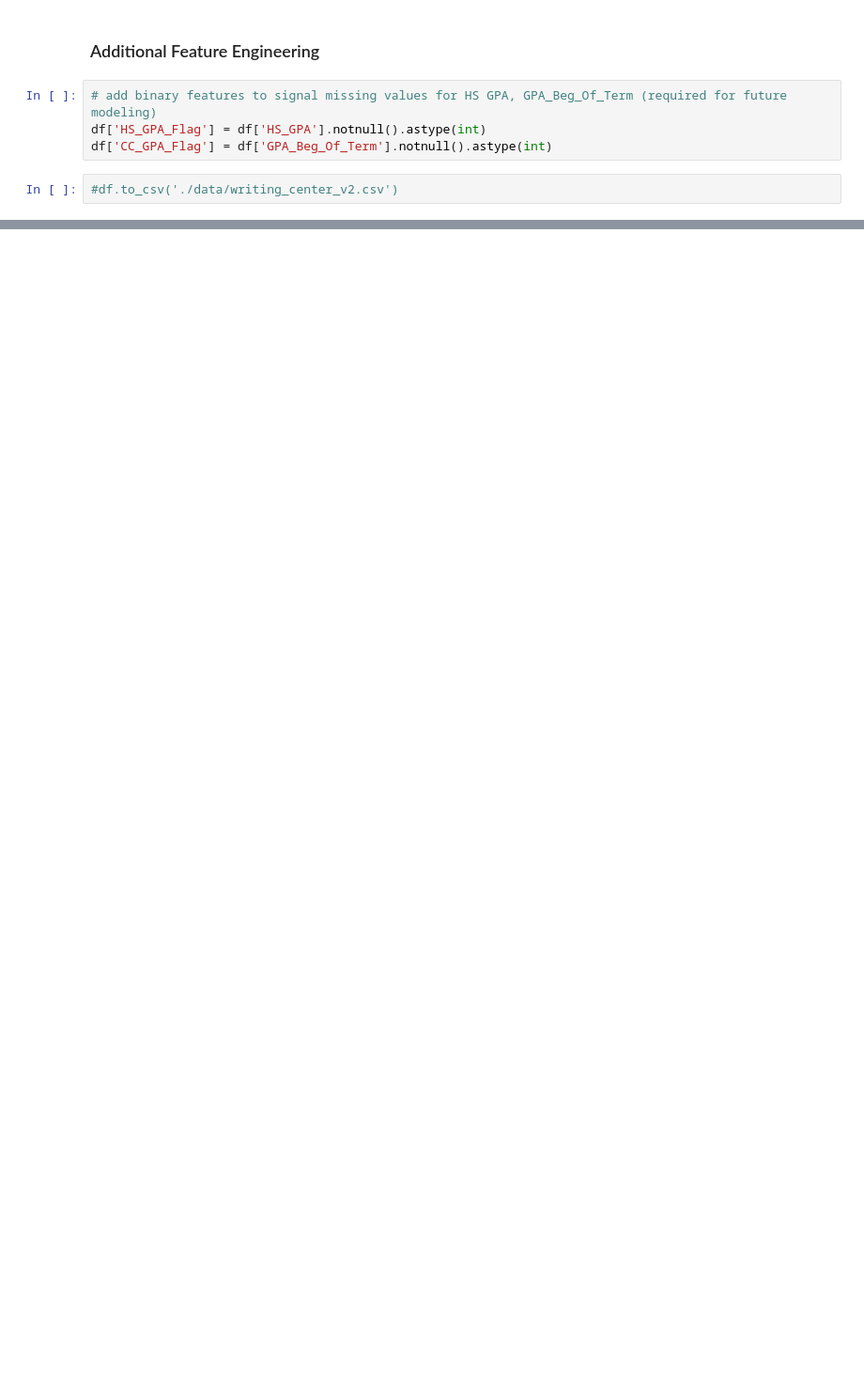
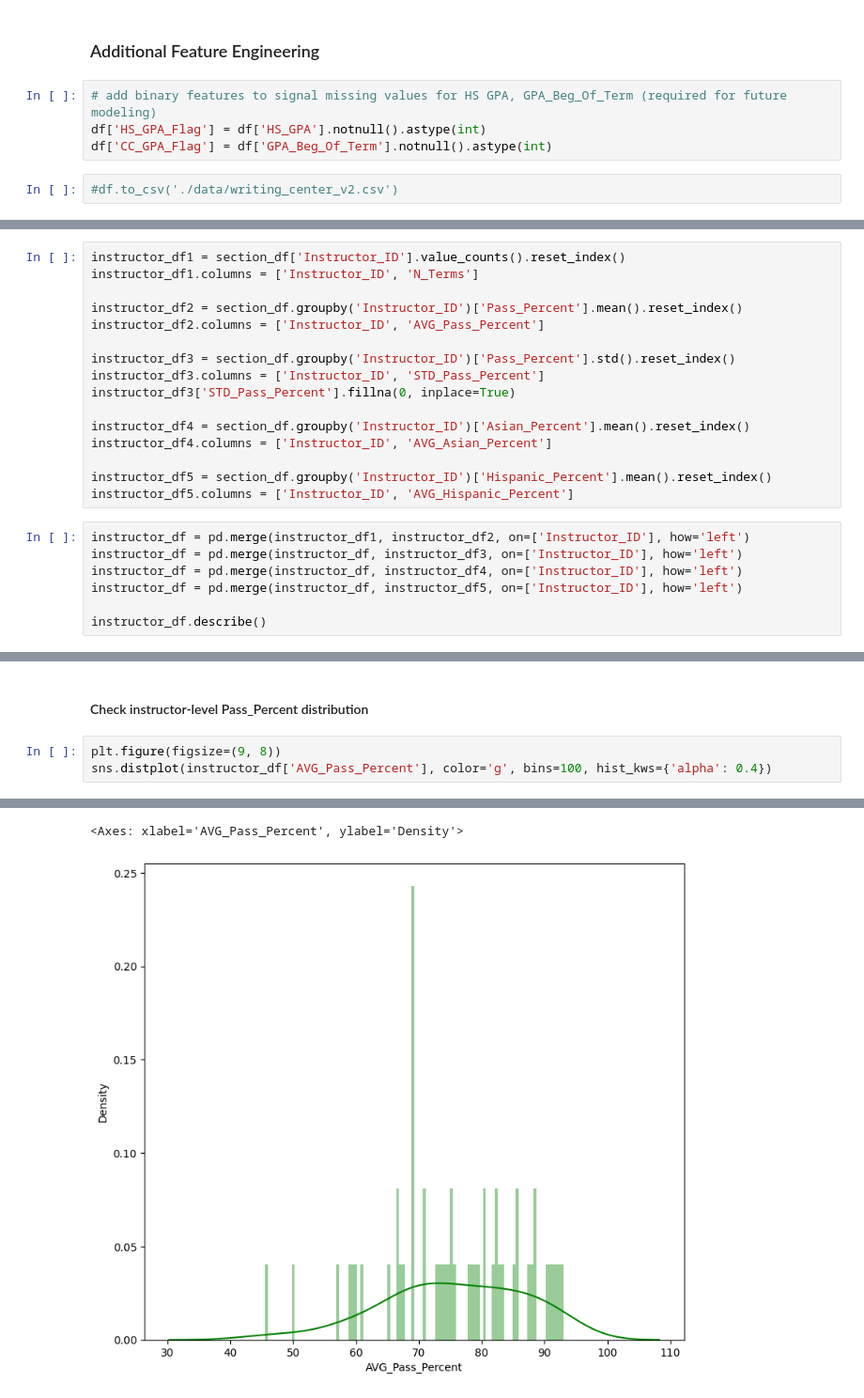
Before and after one commit to affo98/AppliedStatistics, a Jupyter notebook: EDA.ipynb, the cells around one changed output, grey strips where cells are left out. Shown at 94% size. Cells and saved outputs as stored; diff of their text form; blank space fills up the shorter version.

```diff
--- a/EDA.ipynb
+++ b/EDA.ipynb
@@ -290,0 +378,23 @@ df['CC_GPA_Flag'] = df['GPA_Beg_Of_Term'].notnull().astype(int)
+# %%
+instructor_df1 = section_df['Instructor_ID'].value_counts().reset_index()
+instructor_df1.columns = ['Instructor_ID', 'N_Terms']
+
+instructor_df2 = section_df.groupby('Instructor_ID')['Pass_Percent'].mean().reset_index()
+instructor_df2.columns = ['Instructor_ID', 'AVG_Pass_Percent']
+
+instructor_df3 = section_df.groupby('Instructor_ID')['Pass_Percent'].std().reset_index()
+instructor_df3.columns = ['Instructor_ID', 'STD_Pass_Percent']
+instructor_df3['STD_Pass_Percent'].fillna(0, inplace=True)
+
+instructor_df4 = section_df.groupby('Instructor_ID')['Asian_Percent'].mean().reset_index()
+instructor_df4.columns = ['Instructor_ID', 'AVG_Asian_Percent']
+
+instructor_df5 = section_df.groupby('Instructor_ID')['Hispanic_Percent'].mean().reset_index()
+instructor_df5.columns = ['Instructor_ID', 'AVG_Hispanic_Percent']
+# %%
+instructor_df = pd.merge(instructor_df1, instructor_df2, on=['Instructor_ID'], how='left')
+instructor_df = pd.merge(instructor_df, instructor_df3, on=['Instructor_ID'], how='left')
+instructor_df = pd.merge(instructor_df, instructor_df4, on=['Instructor_ID'], how='left')
+instructor_df = pd.merge(instructor_df, instructor_df5, on=['Instructor_ID'], how='left')
+
+instructor_df.describe()
@@ -290,0 +411,6 @@ df['CC_GPA_Flag'] = df['GPA_Beg_Of_Term'].notnull().astype(int)
+# %% [markdown]
+#### Check instructor-level Pass_Percent distribution
+# %%
+plt.figure(figsize=(9, 8))
+sns.distplot(instructor_df['AVG_Pass_Percent'], color='g', bins=100, hist_kws={'alpha': 0.4})
+# %% [output]
@@ -290,0 +426,2 @@ df['CC_GPA_Flag'] = df['GPA_Beg_Of_Term'].notnull().astype(int)
+<Axes: xlabel='AVG_Pass_Percent', ylabel='Density'>
+[figure, added]
```
Also changed, not shown: parts of 14 cells of this notebook.
